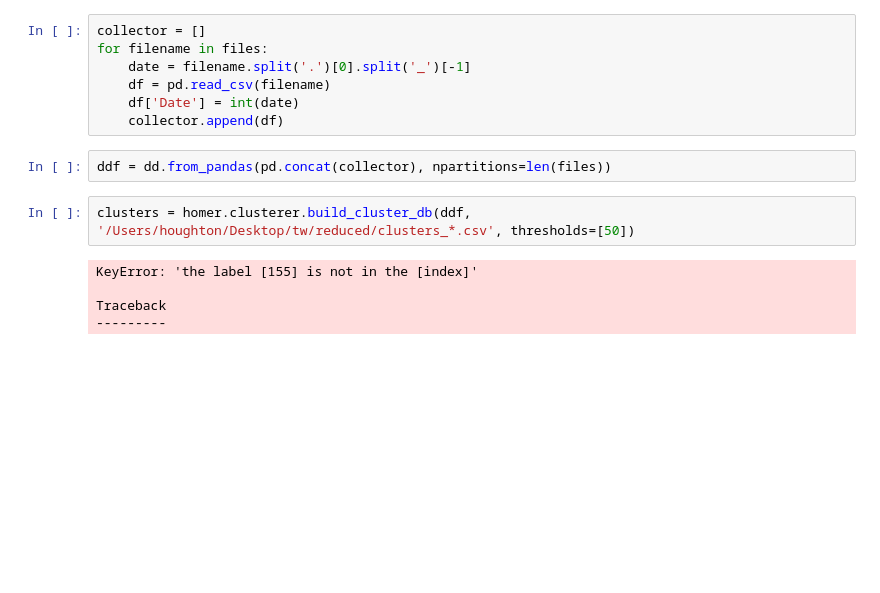
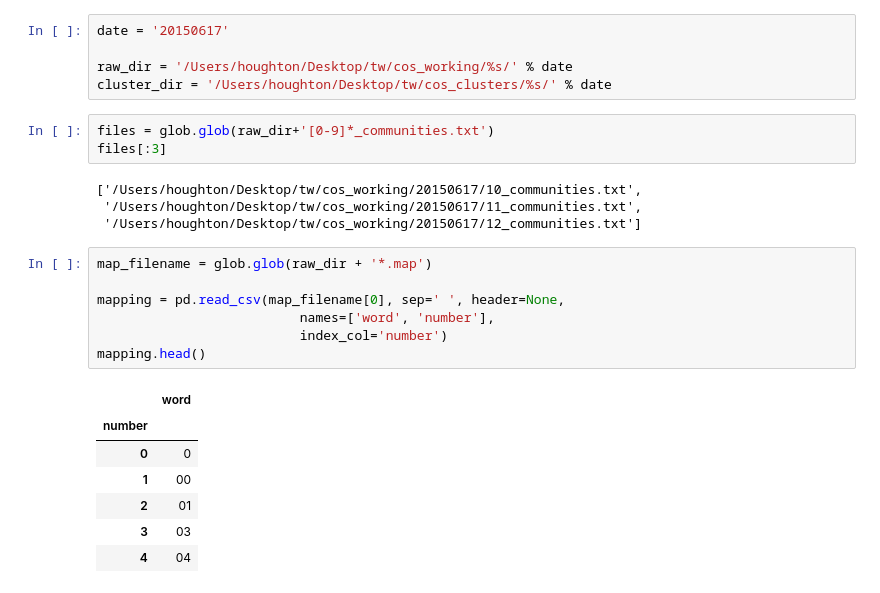
Before and after one commit to JamesPHoughton/homer, a Jupyter notebook: Untitled.ipynb, the cells around one changed output. Cells and saved outputs as stored; diff of their text form; blank space fills up the shorter version.

Commit message:
working out for cluster

```diff
--- a/Untitled.ipynb
+++ b/Untitled.ipynb
@@ -22,16 +10,27 @@ files
-# %%
-collector = []
-for filename in files:
-    date = filename.split('.')[0].split('_')[-1]
-    df = pd.read_csv(filename)
-    df['Date'] = int(date)
-    collector.append(df)
-# %%
-ddf = dd.from_pandas(pd.concat(collector), npartitions=len(files))
-# %%
-clusters = homer.clusterer.build_cluster_db(ddf, '/Users/houghton/Desktop/tw/reduced/clusters_*.csv', thresholds=[50])
-# %% [output]
-KeyError: 'the label [155] is not in the [index]'
-
-Traceback
----------
+# %%
+date = '20150617'
+
+raw_dir = '/Users/houghton/Desktop/tw/cos_working/%s/' % date
+cluster_dir = '/Users/houghton/Desktop/tw/cos_clusters/%s/' % date
+# %%
+files = glob.glob(raw_dir+'[0-9]*_communities.txt')
+files[:3]
+# %% [output]
+['/Users/houghton/Desktop/tw/cos_working/20150617/10_communities.txt',
+ '/Users/houghton/Desktop/tw/cos_working/20150617/11_communities.txt',
+ '/Users/houghton/Desktop/tw/cos_working/20150617/12_communities.txt']
+# %%
+map_filename = glob.glob(raw_dir + '*.map')
+
+mapping = pd.read_csv(map_filename[0], sep=' ', header=None,
+                          names=['word', 'number'],
+                          index_col='number')
+mapping.head()
+# %% [output]
+|  | word |
+| number |  |
+| 0 | 0 |
+| 1 | 00 |
+| 2 | 01 |
+| 3 | 03 |
+| 4 | 04 |
```
Also changed, not shown: parts of 7 cells of this notebook, 4 other files.
